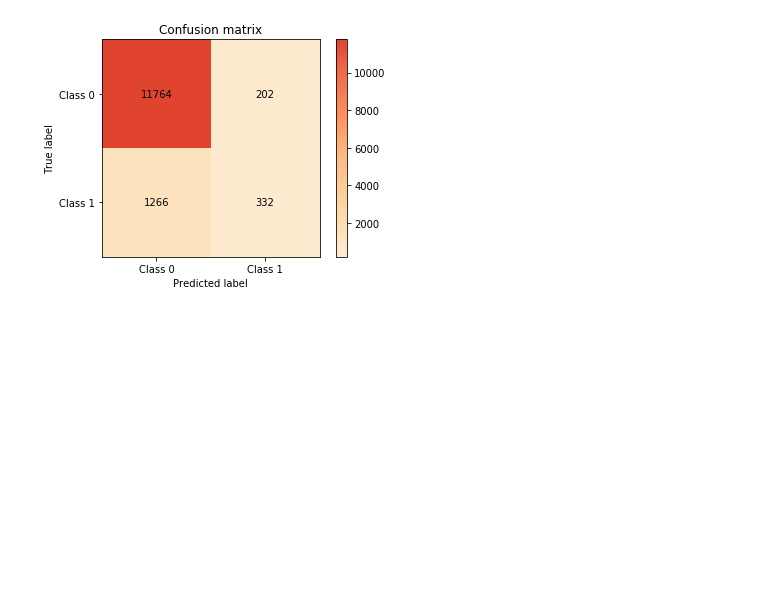
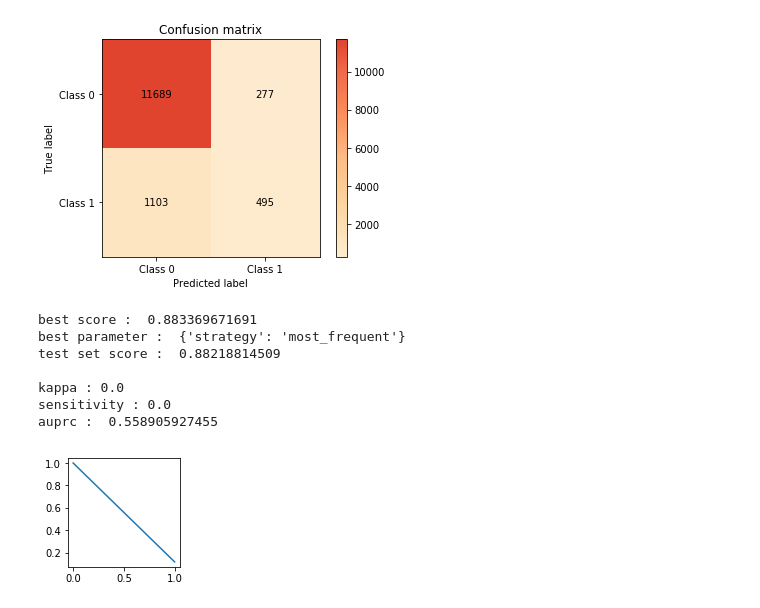
Before and after one commit to eastspring/uci_bank_marketing, a Jupyter notebook: bank_data_converting.ipynb, the cells around one changed output. Cells and saved outputs as stored; diff of their text form; code cells hidden in the pictures; blank space fills up the shorter version.

```diff
--- a/bank_data_converting.ipynb
+++ b/bank_data_converting.ipynb
@@ -352,7 +352,7 @@ gcv.best_params_
 # %% [output]
 {'max_depth': 9, 'n_estimators': 10, 'random_state': 200}
 # %%
-Rforest = RandomForestClassifier(n_estimators=10, random_state=200, max_depth=9)
+Rforest = RandomForestClassifier(n_estimators=150, random_state=100, max_depth=15)
 Rforest.fit(X_train, y_train)
 # %% [output]
 RandomForestClassifier(bootstrap=True, class_weight=None, criterion='gini',
@@ -393,0 +403,36 @@ plot.confusion_matrix(y_test, Rforest.predict(X_test))
+# %%
+# define evaluation function
+def grid_search(model, param_grid) :
+
+ grid_search = GridSearchCV(model, param_grid)
+ grid_search.fit(X_train, y_train)
+
+ print("best score : ", grid_search.best_score_)
+ print("best parameter : " , grid_search.best_params_)
+ print("test set score : " , grid_search.score(X_test, y_test))
+
+ y_pred = grid_search.predict(X_test)
+ print("")
+ print("kappa :", cohen_kappa_score(y_test, y_pred))
+ print("sensitivity :", recall_score(y_test, y_pred, average='binary'))
+
+ grid_search.fit(X_train, y_train.values.ravel())
+ y_pred_proba = grid_search.predict_proba(X_test.values)
+ y_score = y_pred_proba[:,1]
+ precision, recall, thresholds = precision_recall_curve(y_test,
+y_score)
+ print("auprc : ", auc(recall, precision, reorder=True))
+ plt.figure(figsize=(2,2))
+ plt.plot(recall, precision)
+# %%
+strategy = {'strategy':['stratified','most_frequent','prior','uniform']}
+grid_search(DummyClassifier(), strategy)
+# %% [output]
+best score :  0.883369671691
+best parameter :  {'strategy': 'most_frequent'}
+test set score :  0.88218814509
+
+kappa : 0.0
+sensitivity : 0.0
+auprc :  0.558905927455
+[figure, added]
```
Also changed, not shown: parts of 10 cells of this notebook.
